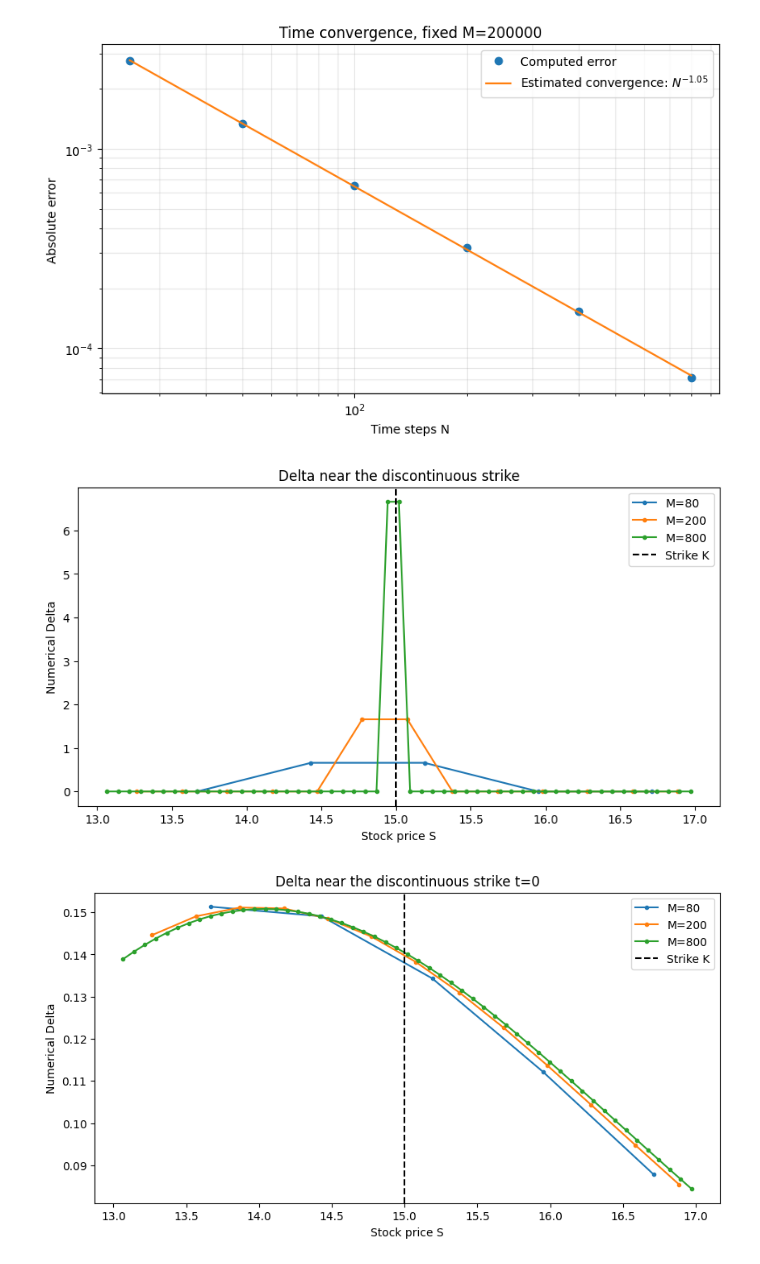
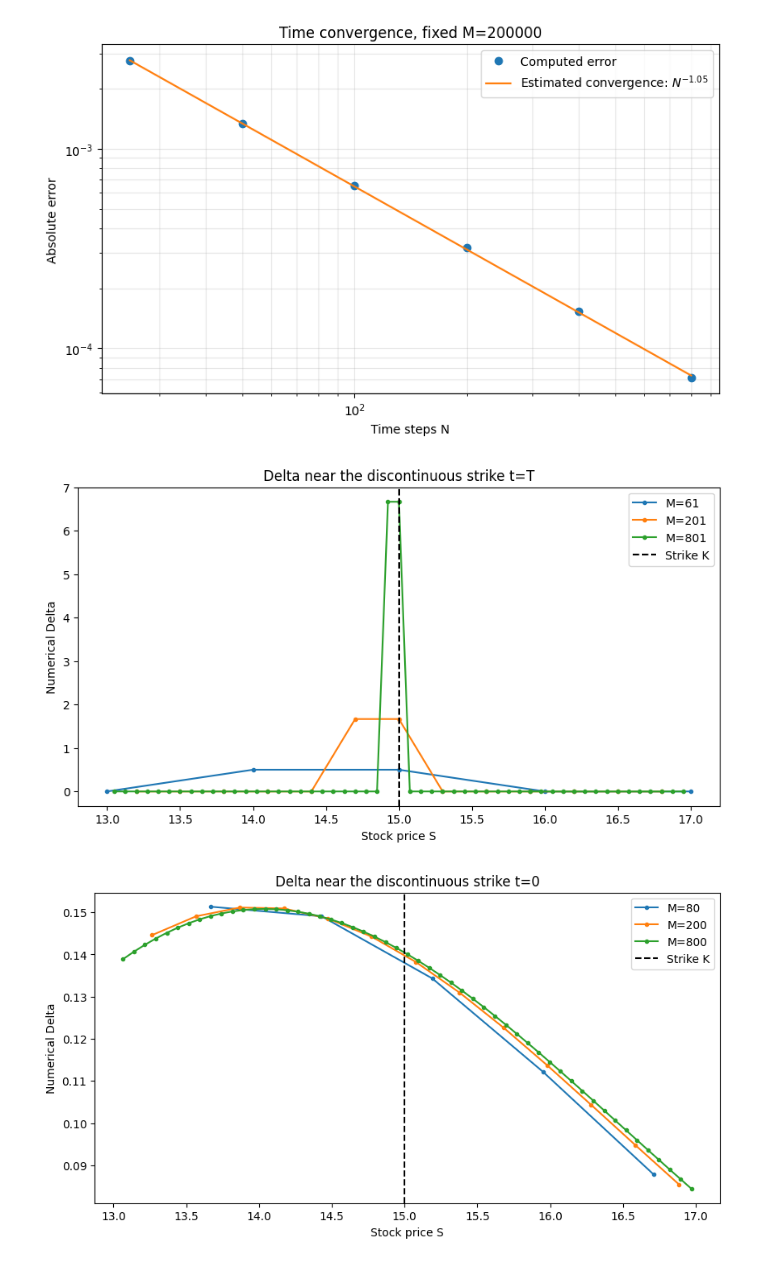
Before and after one commit to samuel-bergstrom/Financial-Computing-Assignment-4, a Jupyter notebook: ass4-binary-FD.ipynb, the cells around one changed output. Drawn from its saved outputs; the diff is of its cells as text; code cells hidden in the pictures.

```diff
--- a/ass4-binary-FD.ipynb
+++ b/ass4-binary-FD.ipynb
@@ -152,21 +152,21 @@ plt.show()
 [figure]
 # %%
 plt.figure(figsize=(10, 5))
-for M in [80, 200, 800]:
+for M in [61, 201, 801]:
     stock_grid, _, value_grid = implicit_price(M, 300, full=True)
     stock = stock_grid[0, :]
     value = value_grid[-1, :]
     delta = np.gradient(value, stock)
     near_strike = (stock >= K - 2) & (stock <= K + 2)
     plt.plot(stock[near_strike], delta[near_strike], '.-', label=f'M={M}')
 plt.axvline(K, color='black', linestyle='--', label='Strike K')
 plt.xlabel('Stock price S')
 plt.ylabel('Numerical Delta')
 plt.title('Delta near the discontinuous strike t=T')
 plt.legend()
 plt.show()
 # %% [output]
-[figure, old version]
+[figure, new version]
 # %%
 plt.figure(figsize=(10, 5))
 for M in [80, 200, 800]:
```
Also changed, not shown: parts of 3 cells of this notebook.
